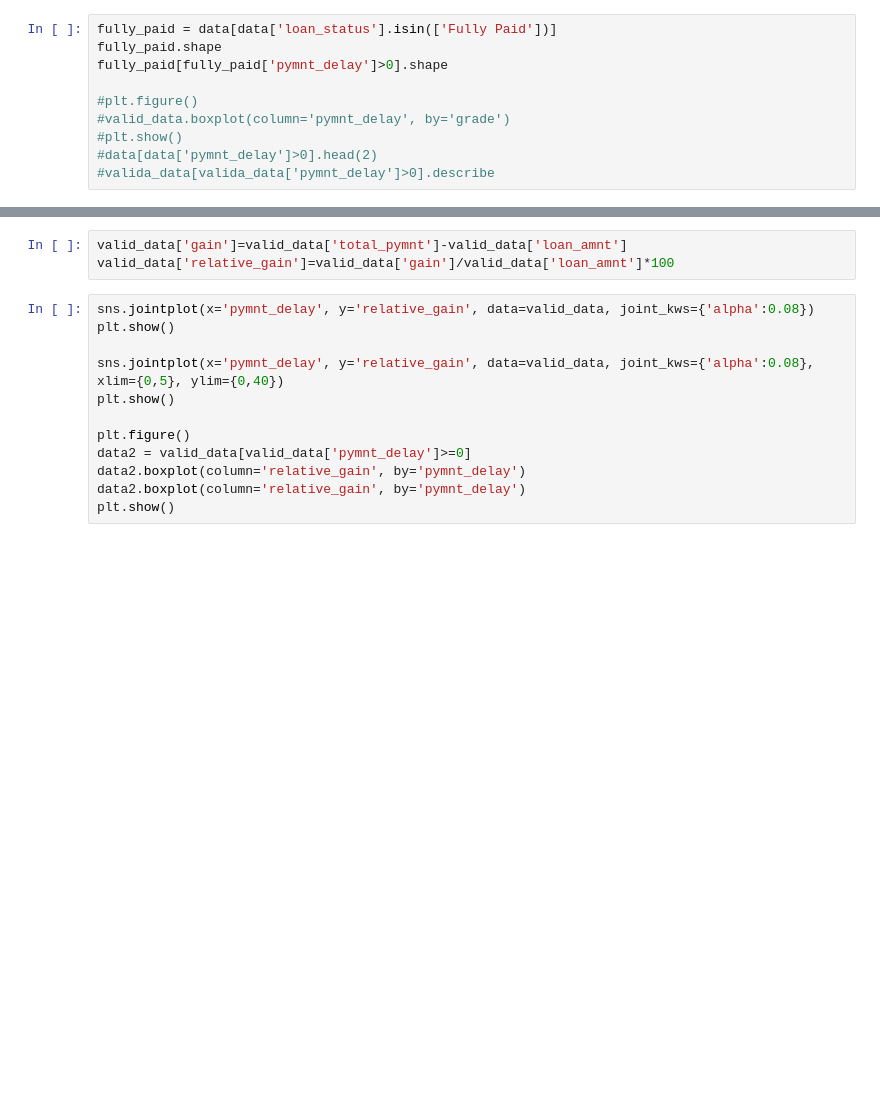
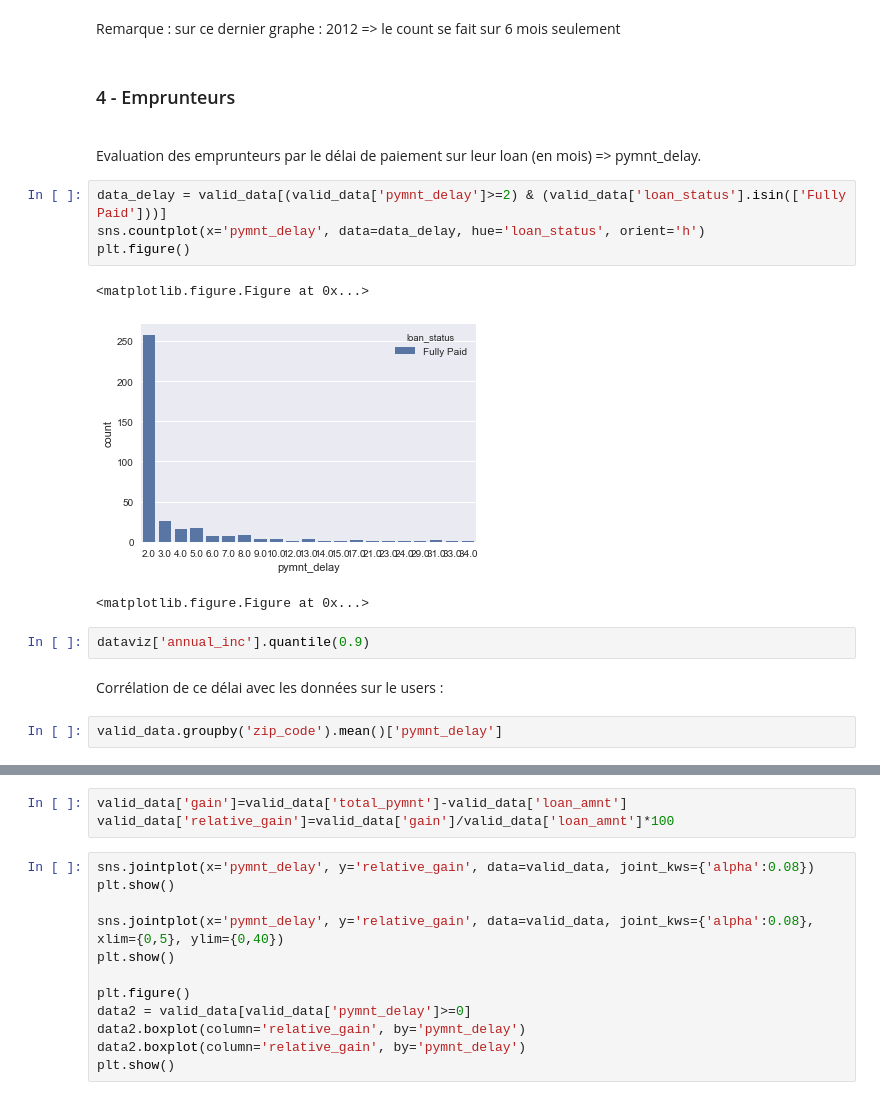
Before and after one commit to Elsalune/Lending_Demo, a Jupyter notebook: EDA/LendingClub.ipynb, the cells around one changed output, grey strips where cells are left out. Saved outputs shown, nothing was run; the diff lists cells and outputs as text; blank space fills up the shorter version.

```diff
--- a/EDA/LendingClub.ipynb
+++ b/EDA/LendingClub.ipynb
@@ -62,10 +152,20 @@ plt.show()
-# %%
-fully_paid = data[data['loan_status'].isin(['Fully Paid'])]
-fully_paid.shape
-fully_paid[fully_paid['pymnt_delay']>0].shape
-
-#plt.figure()
-#valid_data.boxplot(column='pymnt_delay', by='grade')
-#plt.show()
-#data[data['pymnt_delay']>0].head(2)
-#valida_data[valida_data['pymnt_delay']>0].describe
+# %% [markdown]
+Remarque : sur ce dernier graphe : 2012 => le count se fait sur 6 mois seulement
+# %% [markdown]
+<h3>4 - Emprunteurs</h3>
+<br/>
+Evaluation des emprunteurs par le délai de paiement sur leur loan (en mois) => pymnt_delay.<br/>
+# %%
+data_delay = valid_data[(valid_data['pymnt_delay']>=2) & (valid_data['loan_status'].isin(['Fully Paid']))]
+sns.countplot(x='pymnt_delay', data=data_delay, hue='loan_status', orient='h')
+plt.figure()
+# %% [output]
+<matplotlib.figure.Figure at 0x...>
+[figure, added]
+<matplotlib.figure.Figure at 0x...>
+# %%
+dataviz['annual_inc'].quantile(0.9)
+# %% [markdown]
+Corrélation de ce délai avec les données sur le users :
+# %%
+valid_data.groupby('zip_code').mean()['pymnt_delay']
```
Also changed, not shown: parts of 32 cells of this notebook.
